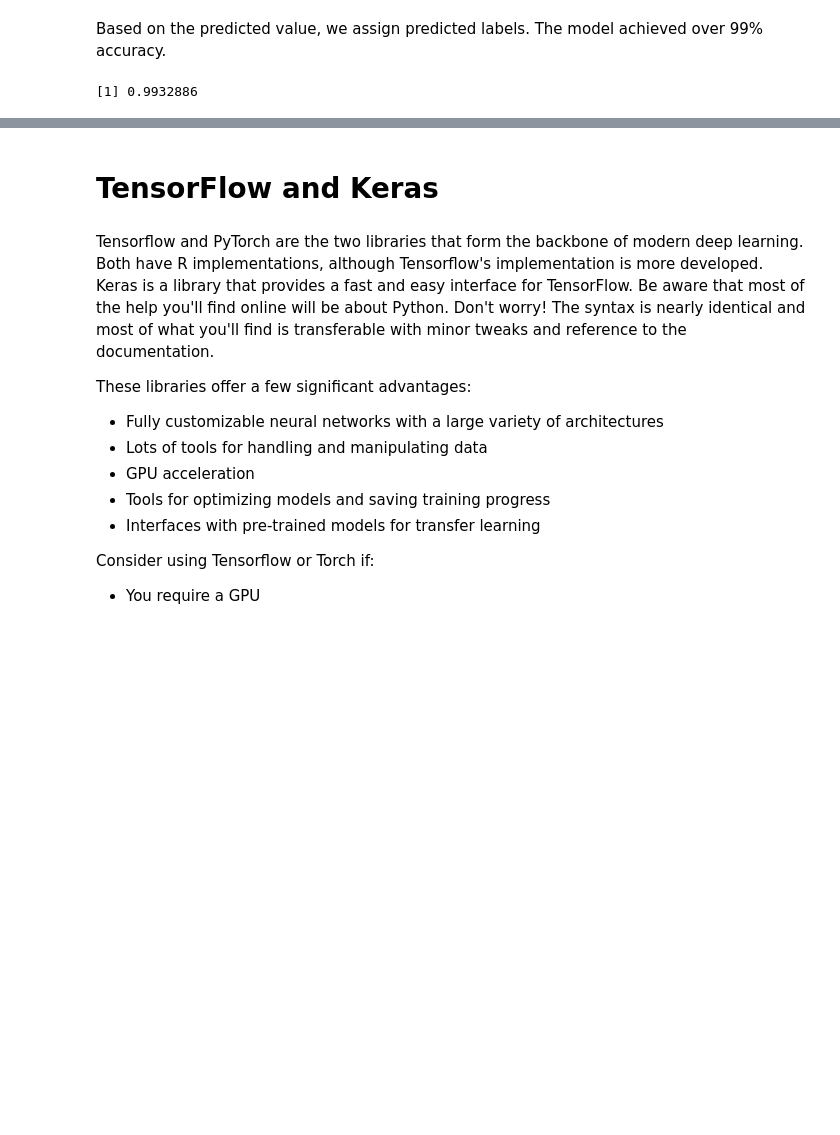
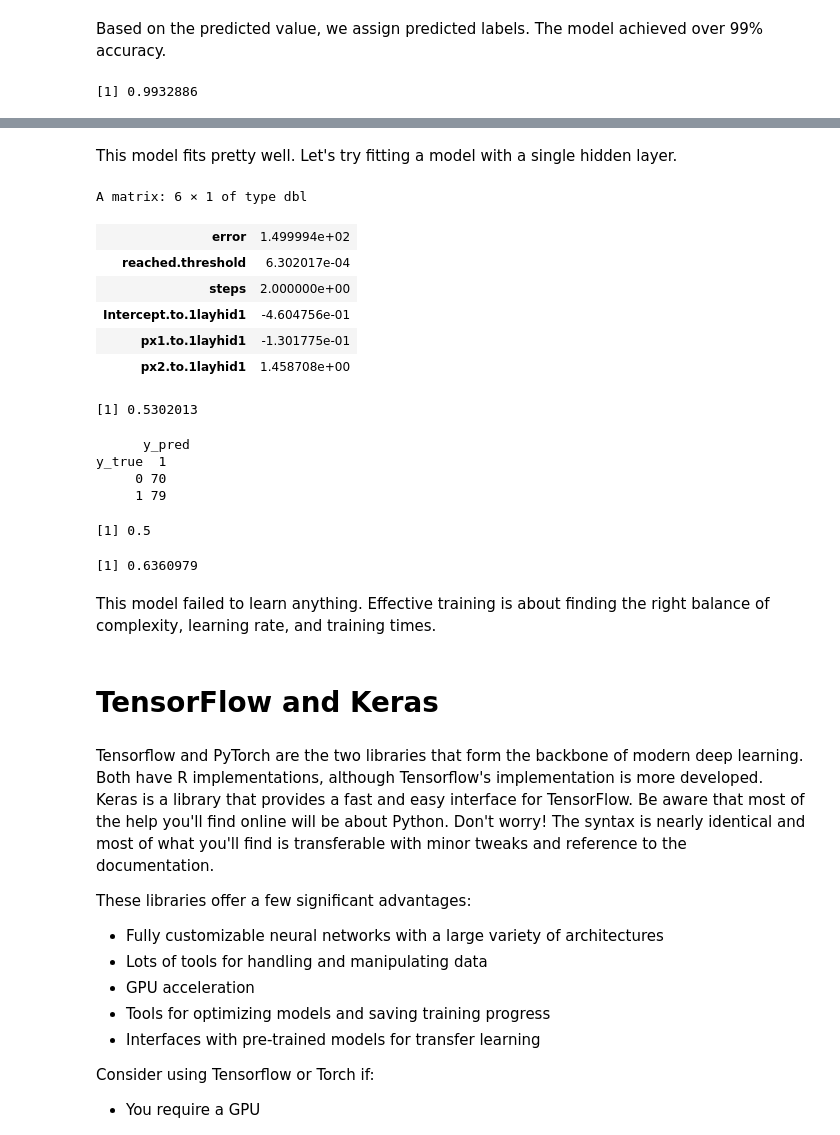
Before and after one commit to jrisi256/nnr_tutorial, a Jupyter notebook: nn_tutorial.ipynb, the cells around one changed output, grey strips where cells are left out. Saved outputs shown, nothing was run; the diff lists cells and outputs as text; code cells hidden in the pictures; blank space fills up the shorter version.

Commit message:
added more example models

```diff
--- a/nn_tutorial.ipynb
+++ b/nn_tutorial.ipynb
@@ -203,3 +241,61 @@ sum(r_df$correct)/nrow(r_df)
+# %% [markdown]
+This model fits pretty well. Let's try fitting a model with a single hidden layer.
+# %%
+# define the formula
+f <- as.formula(paste('label ~', paste(colnames(df[,1:1024]), collapse = " + ")))
+
+# train the network
+set.seed(123)
+nn <- neuralnet(f,
+                data=train,
+                stepmax = 1e+05, # the maximum number of training steps
+                learningrate.factor = list(minus = 0.5, plus = 1.2), # try adjusting the learning rate if your model doesn't converge
+                hidden = c(64), # The hidden layers a number of neurons in each
+                linear.output = FALSE, # The type of output. True for regression tasks, False for classification
+                algorithm = 'rprop+', # The algorith for calculating the network
+                act.fct = 'logistic' # The activation function used between neurons
+                )
+
+# this provides a quick view of the training results
+head(nn$result.matrix)
+
+# drop the label from the test set so the network can predict it
+nn_test <- subset(test, select=-c(label))
+
+# predict labels for the test set
+results <- predict(nn, nn_test)
+
+# Create a data frame of true labels and results
+r_df <- data.frame(actual=test$label, prob = results)
+
+# If the predicted value is over, .5 label happy happy, otherwise angry
+r_df$pred <- ifelse(r_df$prob > 0.5, 1, 0)
+# flag correct predictions
+r_df$correct <- ifelse(r_df$pred == r_df$actual, 1, 0)
+# calculate the accuracy of predictions
+sum(r_df$correct)/nrow(r_df)
+
+ConfusionMatrix(y_pred= r_df$pred, y_true = r_df$actual)
+
+AUC(y_pred= r_df$pred, y_true = r_df$actual)
+PRAUC(y_pred= r_df$prob, y_true = r_df$actual)
+# %% [output]
+A matrix: 6 × 1 of type dbl
+| error | 1.499994e+02 |
+| reached.threshold | 6.302017e-04 |
+| steps | 2.000000e+00 |
+| Intercept.to.1layhid1 | -4.604756e-01 |
+| px1.to.1layhid1 | -1.301775e-01 |
+| px2.to.1layhid1 | 1.458708e+00 |
+[1] 0.5302013
+      y_pred
+y_true  1
+     0 70
+     1 79
+[1] 0.5
+[1] 0.6360979
+# %% [markdown]
+This model failed to learn anything. Effective training is about finding the right balance of complexity, learning rate, and training times.
 # %% [markdown]
 # TensorFlow and Keras
 # %% [markdown]
```
Also changed, not shown: parts of 8 cells of this notebook, 3 other files.
